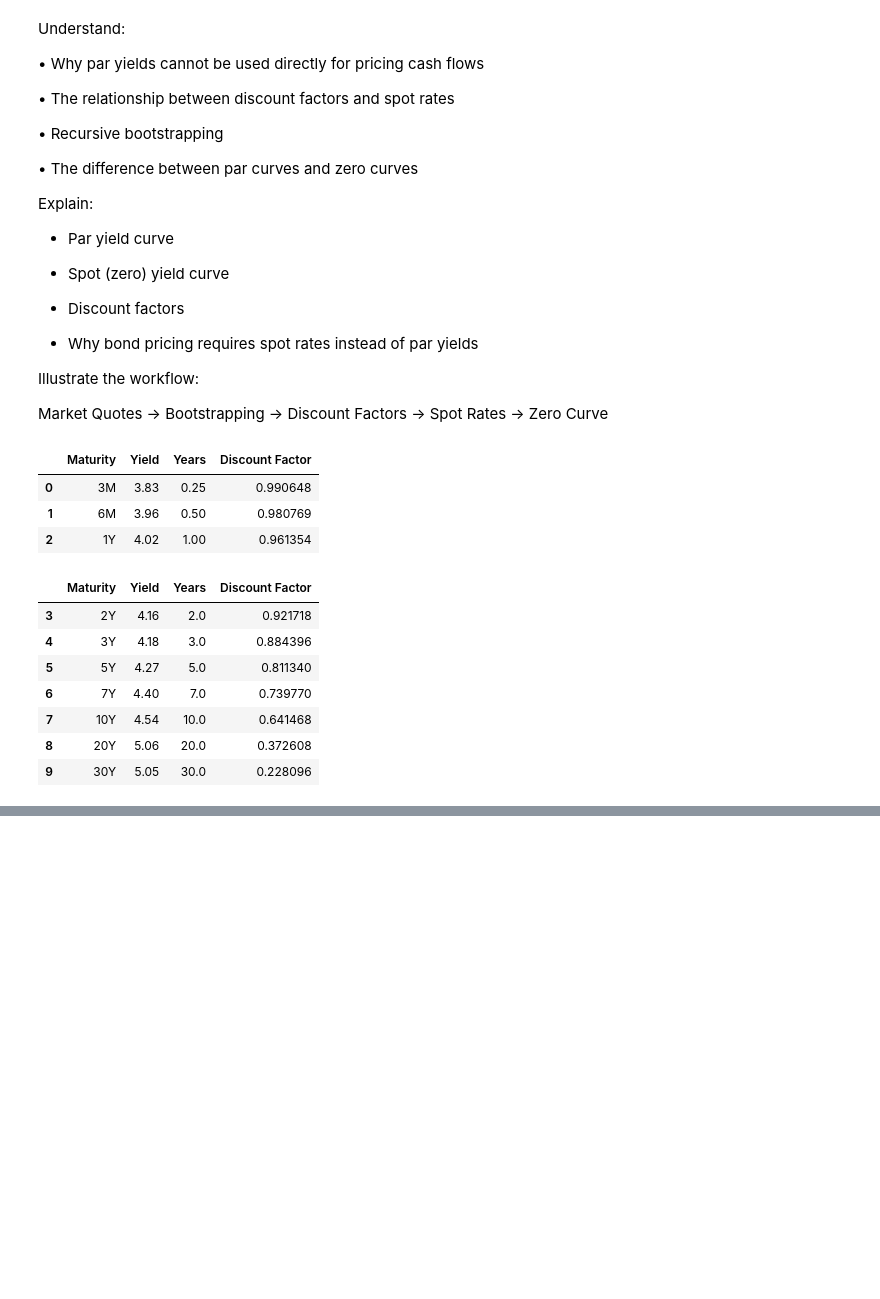
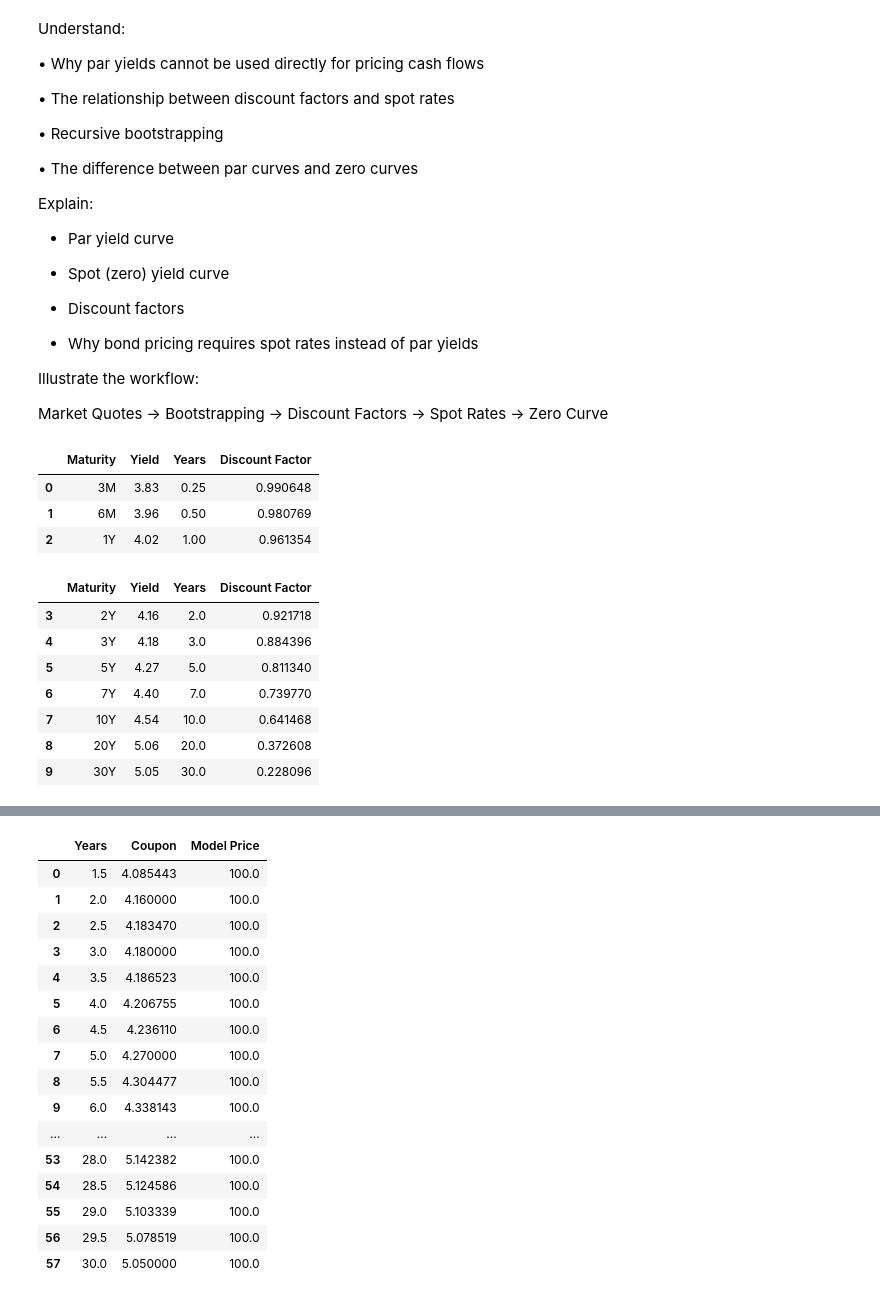
Before and after one commit to gy623/Interest-Rate-Curve-Bootstrapping-and-Stress-Testing, a Jupyter notebook: notebooks/02_bootstrap_zero_curve.ipynb, the cells around one changed output, grey strips where cells are left out. Drawn from its saved outputs; the diff is of its cells as text; code cells hidden in the pictures; blank space fills up the shorter version.

```diff
--- a/notebooks/02_bootstrap_zero_curve.ipynb
+++ b/notebooks/02_bootstrap_zero_curve.ipynb
@@ -94,0 +165,83 @@ np.float64(7.531850564372564)
+# %%
+# Validation - reprice bonds, they should work out to ~$100
+def price_bond(face, coupon_rate, maturity, discount_curve, frequency=2):
+    """
+    Prices a coupon bond using bootstrapped discount factors.
+
+    Parameters
+    ----------
+    face : float
+        Face value (typically 100)
+    coupon_rate : float
+        Annual coupon rate in percent (e.g. 4.25)
+    maturity : float
+        Maturity in years
+    discount_curve : dict
+        Dictionary of discount factors keyed by maturity
+    frequency : int
+        Coupon payments per year
+
+    Returns
+    -------
+    float
+        Model price
+    """
+
+    coupon = face * coupon_rate / 100 / frequency
+
+    payment_dates = np.arange(
+        1/frequency,
+        maturity + 1e-9,
+        1/frequency
+    )
+
+    price = 0
+
+    for t in payment_dates[:-1]:
+        price += coupon * discount_curve[t]
+
+    price += (face + coupon) * discount_curve[maturity]
+
+    return price
+
+prices = []
+
+for _, row in interp.iterrows():
+
+    if row["Years"] <= 1:
+        continue
+
+    price = price_bond(
+        face=100,
+        coupon_rate=row["Yield"],
+        maturity=row["Years"],
+        discount_curve=bootstrap
+    )
+
+    prices.append({
+        "Years": row["Years"],
+        "Coupon": row["Yield"],
+        "Model Price": price
+    })
+
+validation = pd.DataFrame(prices)
+
+validation
+# %% [output]
+|  | Years | Coupon | Model Price |
+| 0 | 1.5 | 4.085443 | 100.0 |
+| 1 | 2.0 | 4.160000 | 100.0 |
+| 2 | 2.5 | 4.183470 | 100.0 |
+| 3 | 3.0 | 4.180000 | 100.0 |
+| 4 | 3.5 | 4.186523 | 100.0 |
+| 5 | 4.0 | 4.206755 | 100.0 |
+| 6 | 4.5 | 4.236110 | 100.0 |
+| 7 | 5.0 | 4.270000 | 100.0 |
+| 8 | 5.5 | 4.304477 | 100.0 |
+| 9 | 6.0 | 4.338143 | 100.0 |
+| ... | ... | ... | ... |
+| 53 | 28.0 | 5.142382 | 100.0 |
+| 54 | 28.5 | 5.124586 | 100.0 |
+| 55 | 29.0 | 5.103339 | 100.0 |
+| 56 | 29.5 | 5.078519 | 100.0 |
+| 57 | 30.0 | 5.050000 | 100.0 |
```
Also changed, not shown: parts of 10 cells of this notebook, 1 other file.
